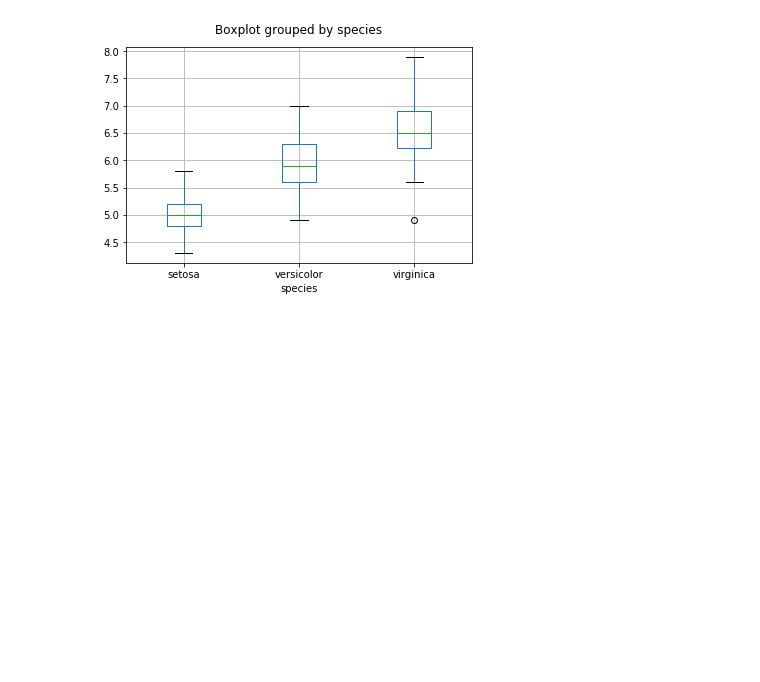
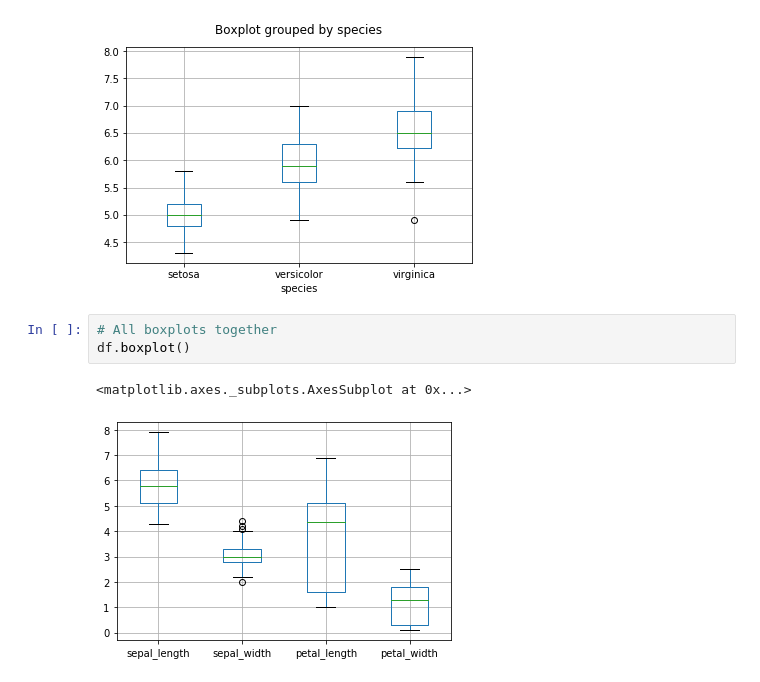
Before and after one commit to GibJaf/Gibraan-VIIT, a Jupyter notebook: BE/DA/Assignments/Assignment 1/Iris_MyAttempt.ipynb, the cells around one changed output. Cells and saved outputs as stored; diff of their text form; blank space fills up the shorter version.

```diff
--- a/BE/DA/Assignments/Assignment 1/Iris_MyAttempt.ipynb
+++ b/BE/DA/Assignments/Assignment 1/Iris_MyAttempt.ipynb
@@ -151,3 +151,9 @@ plt.title("")
 # %% [output]
 Text(0.5, 1.0, '')
 [figure]
+# %%
+# All boxplots together
+df.boxplot()
+# %% [output]
+<matplotlib.axes._subplots.AxesSubplot at 0x...>
+[figure, added]
```
Also changed, not shown: 3 other files.
